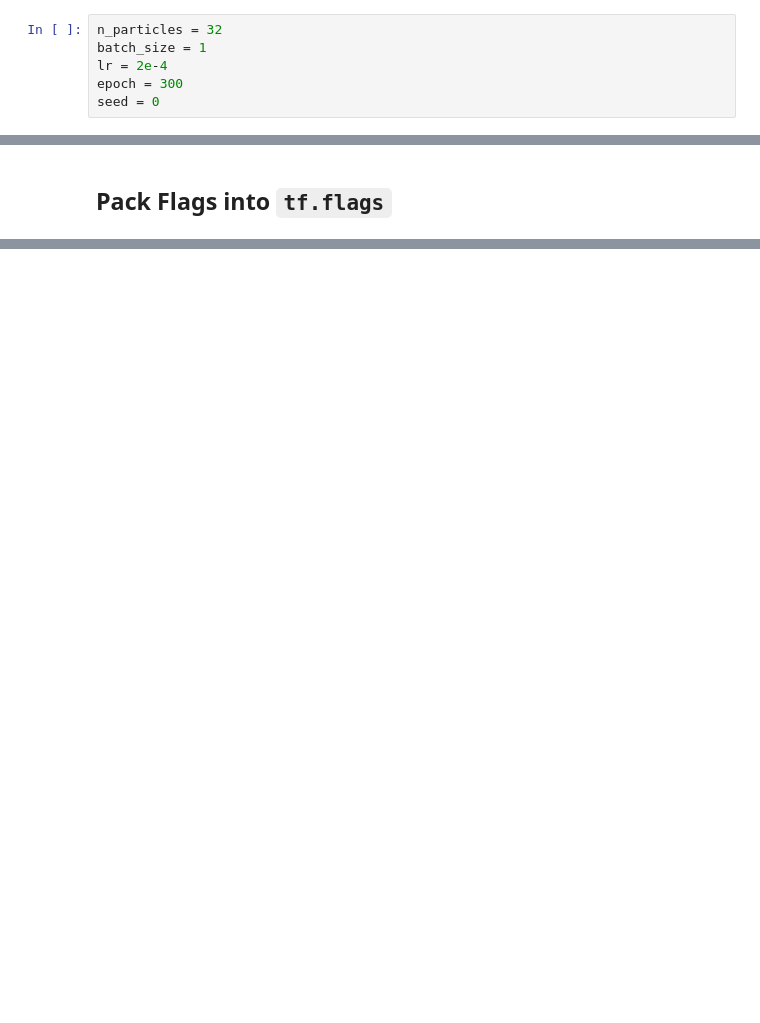
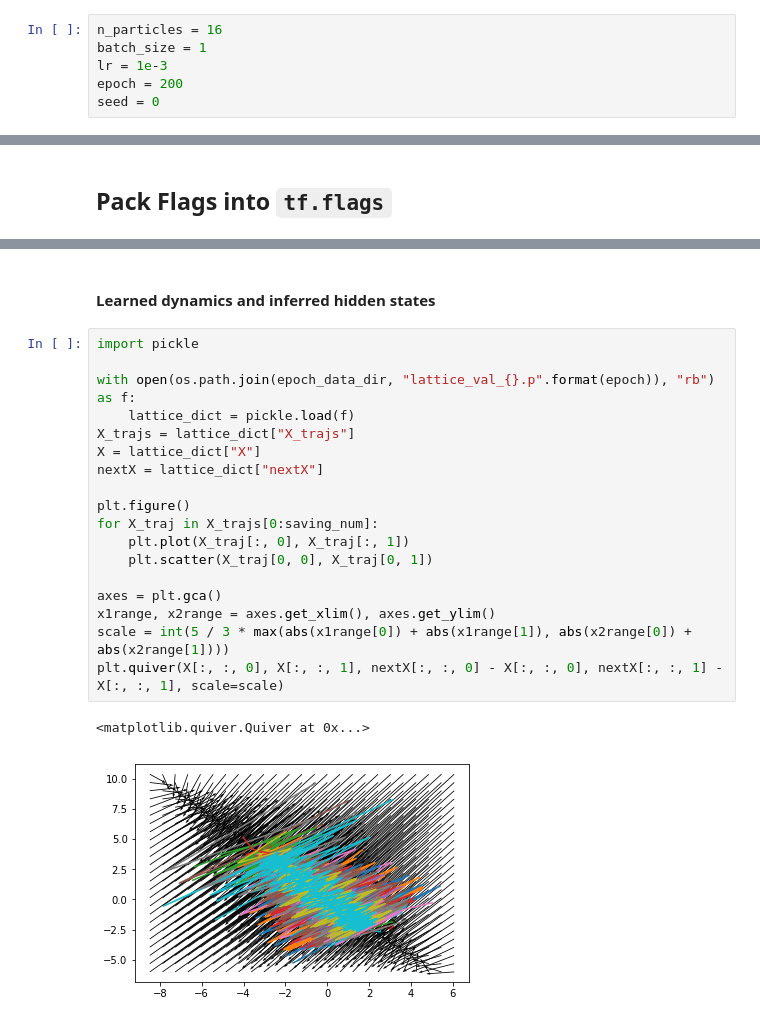
Before and after one commit to amoretti86/PSVO, a Jupyter notebook: notebooks/PSVO.ipynb, the cells around one changed output, grey strips where cells are left out. Cells and saved outputs as stored; diff of their text form; blank space fills up the shorter version.

```diff
--- a/notebooks/PSVO.ipynb
+++ b/notebooks/PSVO.ipynb
@@ -53,10 +53,10 @@ poisson_emission = False  # emission probability is Poisson or Gaussian
 # %% [markdown]
 ### Training Hyperparameters
 # %%
-n_particles = 32
+n_particles = 16
 batch_size = 1
-lr = 2e-4
-epoch = 300
+lr = 1e-3
+epoch = 200
 seed = 0
 # %% [markdown]
 #### Optional Training Hyperparameters
@@ -328,0 +362,23 @@ KeyboardInterrupt:
+# %% [markdown]
+#### Learned dynamics and inferred hidden states
+# %%
+import pickle
+
+with open(os.path.join(epoch_data_dir, "lattice_val_{}.p".format(epoch)), "rb") as f:
+    lattice_dict = pickle.load(f)
+X_trajs = lattice_dict["X_trajs"]
+X = lattice_dict["X"]
+nextX = lattice_dict["nextX"]
+
+plt.figure()
+for X_traj in X_trajs[0:saving_num]:
+    plt.plot(X_traj[:, 0], X_traj[:, 1])
+    plt.scatter(X_traj[0, 0], X_traj[0, 1])
+
+axes = plt.gca()
+x1range, x2range = axes.get_xlim(), axes.get_ylim()
+scale = int(5 / 3 * max(abs(x1range[0]) + abs(x1range[1]), abs(x2range[0]) + abs(x2range[1])))
+plt.quiver(X[:, :, 0], X[:, :, 1], nextX[:, :, 0] - X[:, :, 0], nextX[:, :, 1] - X[:, :, 1], scale=scale)
+# %% [output]
+<matplotlib.quiver.Quiver at 0x...>
+[figure, added]
```
Also changed, not shown: parts of 12 cells of this notebook, 30 other files.
